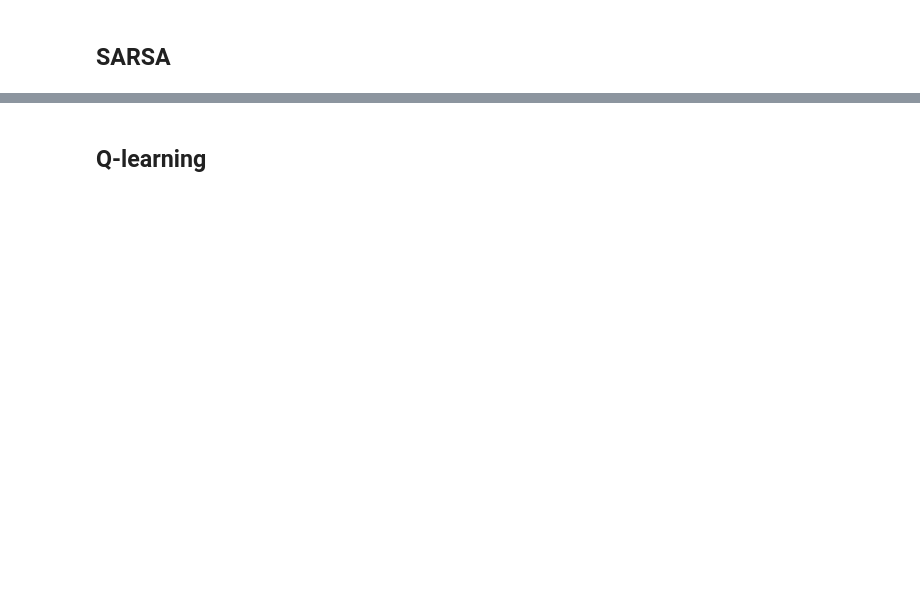
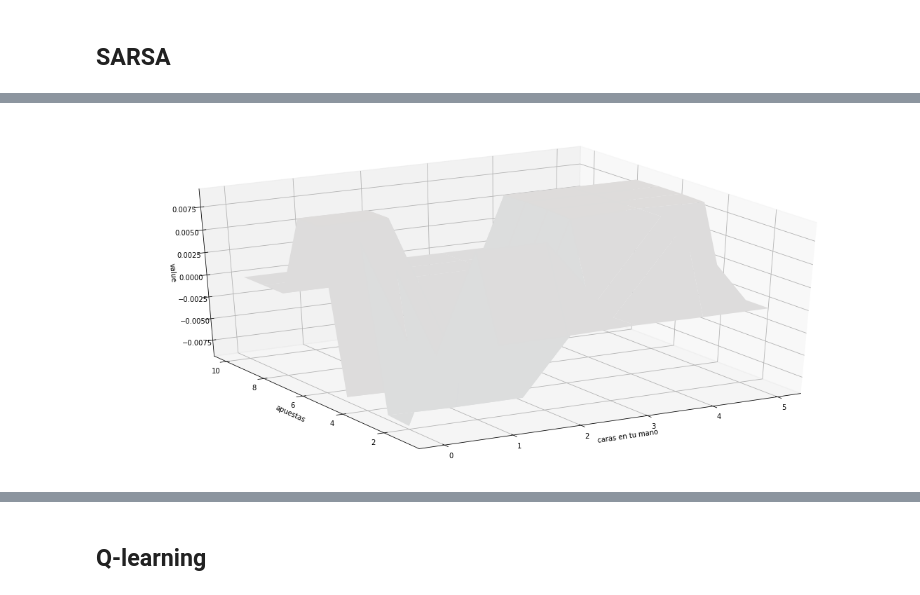
Before and after one commit to LecJackS/Procesos-Markovianos-Para-el-Aprendizaje-Automatico-2019-1C, a Jupyter notebook: tp3/TP3.ipynb, the cells around one changed output, grey strips where cells are left out. Cells and saved outputs as stored; diff of their text form; code cells hidden in the pictures; blank space fills up the shorter version.

```diff
--- a/tp3/TP3.ipynb
+++ b/tp3/TP3.ipynb
@@ -525,8 +450,49 @@ def sarsa(env, num_episodes, alpha, gamma=1.0, epsmin=0.01):
+# %%
+def sarsa(env, num_episodes, alpha, gamma=1.0, epsmin=0.01):
+    nA=2
+    eps=0.1
+
+    Q = {}
+    default_value = [1,]*nA
+    Q=initialize_dict2(Q, np.zeros(nA), nA)
+
+    for i in range(num_episodes):
+        state = env.reset()
+        action = epsilon_greedy(Q, state, nA, eps)
+        while True:
+            # Generate entire episode (until terminal state)
+            prev_state = state
+            state, reward, done, info = env.step(action)
+            next_action = epsilon_greedy(Q, state, nA, eps)
+            #print("\n1", Q[state][action])
+            #print(Q)
+            next_Q_sa = update_Q_sarsa(alpha, gamma, Q,
+                                       prev_state, action, reward,
+                                       state, next_action)
+            actions_values = Q[prev_state]
+            actions_values[action] = next_Q_sa
+            Q[prev_state] = actions_values
+            #print("2",Q[state][action])
+            #print(Q[state])
+            #print(Q)
+            action = next_action
+
+            if done:
+                #print('El juego ha terminado! Su reward: ', reward)
+                #print('Ganaste :)') if reward > 0 else print('Perdiste :(')
+                break
+
+    return Q
 # %%
 # Calcular la politica optima y el value function
-Q_sarsa = sarsa(env, 500000, 0.009)
+#Q_sarsa = sarsa(env, 500000, 0.009)
+
+Q_sarsa = sarsa(env, 1000000, 0.009)
+#print(Q_sarsa)
 V = dict((k,np.max(v)) for k, v in Q_sarsa.items())
 plot_values(V)
+# %% [output]
+[figure, added]
 # %%
 # plotear la politica
 policy_sarsa = dict((k,np.argmax(v)) for k, v in Q_sarsa.items())
```
Also changed, not shown: parts of 34 cells of this notebook, 6 other files.
